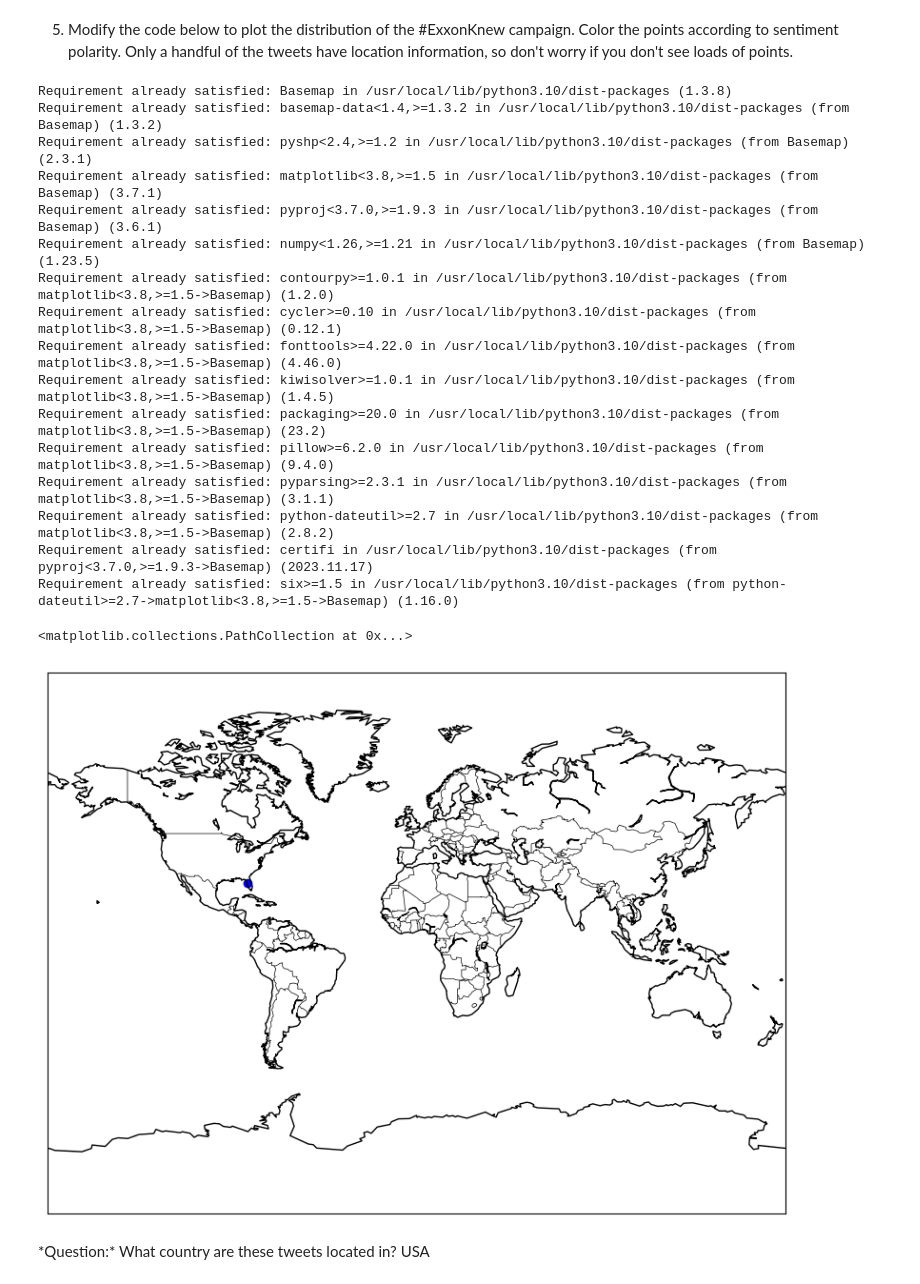
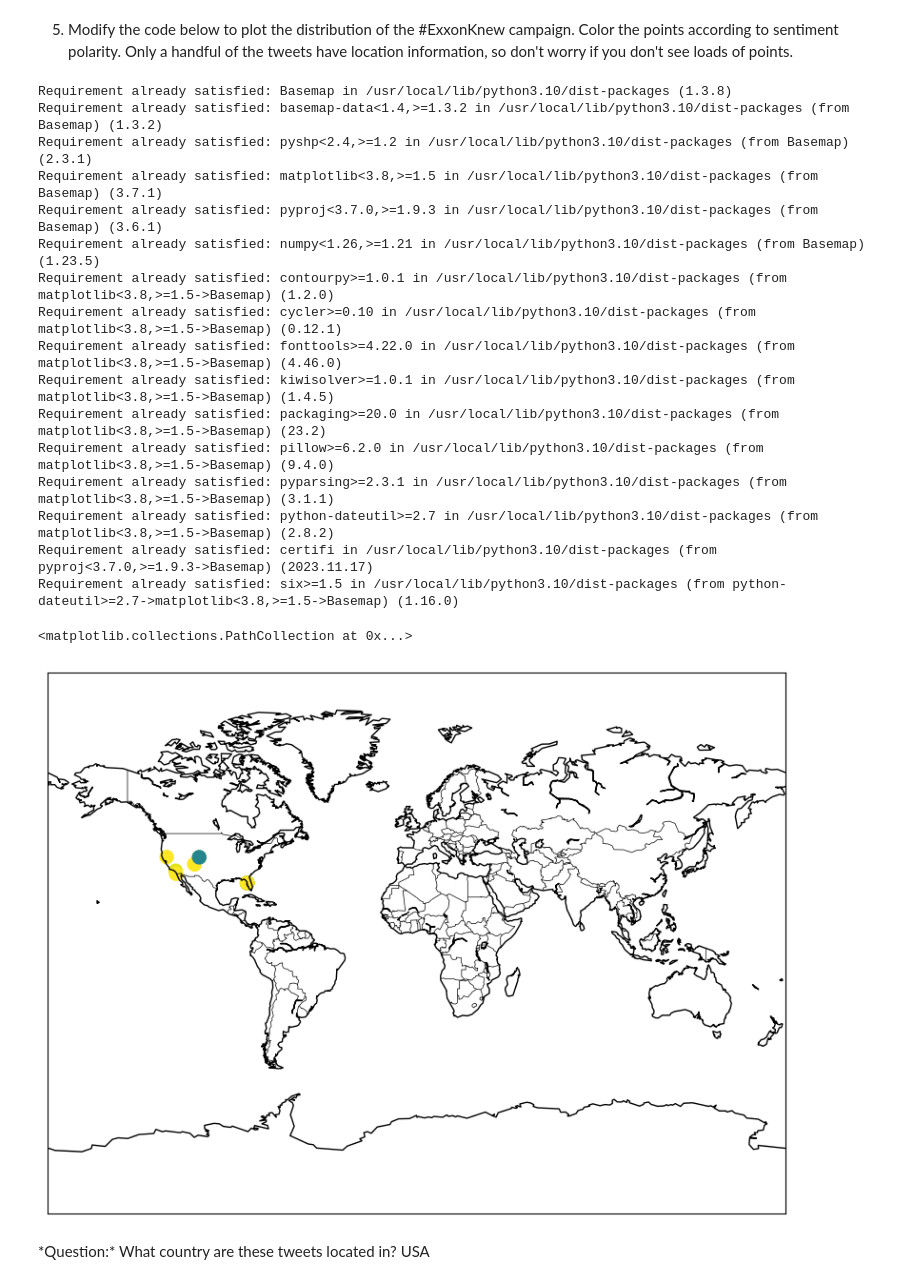
Before and after one commit to maxvayson/QM2, a Jupyter notebook: Copie_de_WS4_Natural_Language_Processing_Student_Version_ipynb_final.ipynb, the cells around one changed output. Cells and saved outputs as stored; diff of their text form; code cells hidden in the pictures.

```diff
--- a/Copie_de_WS4_Natural_Language_Processing_Student_Version_ipynb_final.ipynb
+++ b/Copie_de_WS4_Natural_Language_Processing_Student_Version_ipynb_final.ipynb
@@ -685,35 +688,36 @@ import matplotlib.pyplot as plt
 from mpl_toolkits.basemap import Basemap
 map = Basemap(projection='mill')
 
 map.drawcountries()
 map.drawcoastlines()
 
 map.scatter(
       x=sample['latitude'],
       y=sample['longitude'],
-      color=['blue'],
+      c=sample['Polarity'],
+      s=100,
       latlon=True,
       vmin=-1,
       vmax=0)
 # %% [output]
 Requirement already satisfied: Basemap in /usr/local/lib/python3.10/dist-packages (1.3.8)
 Requirement already satisfied: basemap-data<1.4,>=1.3.2 in /usr/local/lib/python3.10/dist-packages (from Basemap) (1.3.2)
 Requirement already satisfied: pyshp<2.4,>=1.2 in /usr/local/lib/python3.10/dist-packages (from Basemap) (2.3.1)
 Requirement already satisfied: matplotlib<3.8,>=1.5 in /usr/local/lib/python3.10/dist-packages (from Basemap) (3.7.1)
 Requirement already satisfied: pyproj<3.7.0,>=1.9.3 in /usr/local/lib/python3.10/dist-packages (from Basemap) (3.6.1)
 Requirement already satisfied: numpy<1.26,>=1.21 in /usr/local/lib/python3.10/dist-packages (from Basemap) (1.23.5)
 Requirement already satisfied: contourpy>=1.0.1 in /usr/local/lib/python3.10/dist-packages (from matplotlib<3.8,>=1.5->Basemap) (1.2.0)
 Requirement already satisfied: cycler>=0.10 in /usr/local/lib/python3.10/dist-packages (from matplotlib<3.8,>=1.5->Basemap) (0.12.1)
 Requirement already satisfied: fonttools>=4.22.0 in /usr/local/lib/python3.10/dist-packages (from matplotlib<3.8,>=1.5->Basemap) (4.46.0)
 Requirement already satisfied: kiwisolver>=1.0.1 in /usr/local/lib/python3.10/dist-packages (from matplotlib<3.8,>=1.5->Basemap) (1.4.5)
 Requirement already satisfied: packaging>=20.0 in /usr/local/lib/python3.10/dist-packages (from matplotlib<3.8,>=1.5->Basemap) (23.2)
 Requirement already satisfied: pillow>=6.2.0 in /usr/local/lib/python3.10/dist-packages (from matplotlib<3.8,>=1.5->Basemap) (9.4.0)
 Requirement already satisfied: pyparsing>=2.3.1 in /usr/local/lib/python3.10/dist-packages (from matplotlib<3.8,>=1.5->Basemap) (3.1.1)
 Requirement already satisfied: python-dateutil>=2.7 in /usr/local/lib/python3.10/dist-packages (from matplotlib<3.8,>=1.5->Basemap) (2.8.2)
 Requirement already satisfied: certifi in /usr/local/lib/python3.10/dist-packages (from pyproj<3.7.0,>=1.9.3->Basemap) (2023.11.17)
 Requirement already satisfied: six>=1.5 in /usr/local/lib/python3.10/dist-packages (from python-dateutil>=2.7->matplotlib<3.8,>=1.5->Basemap) (1.16.0)
 <matplotlib.collections.PathCollection at 0x...>
-[figure, old version]
+[figure, new version]
 # %% [markdown]
 \*Question:* What country are these tweets located in?
 USA
```
Also changed, not shown: parts of 3 cells of this notebook.
